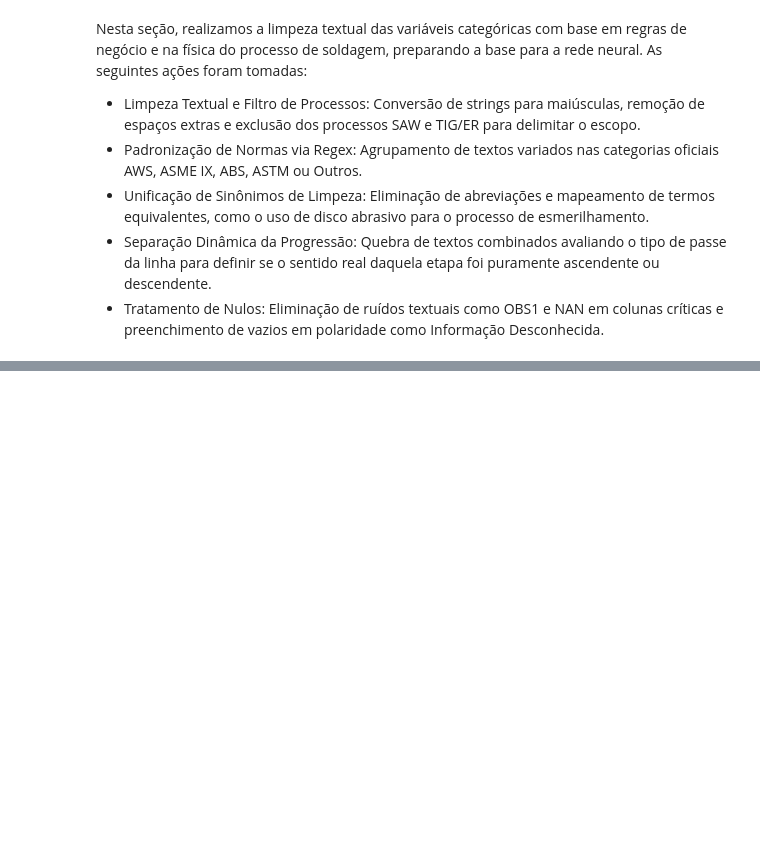
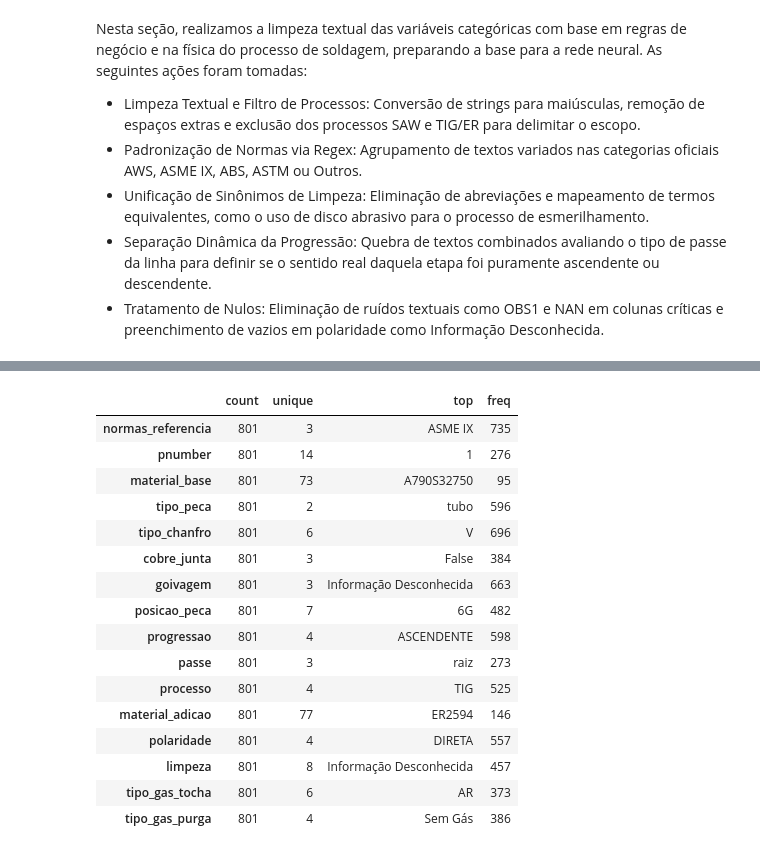
Before and after one commit to GiovanaSantiagoLima/welding-optuna-pytorch, a Jupyter notebook: notebook/eda.ipynb, the cells around one changed output, grey strips where cells are left out. Cells and saved outputs as stored; diff of their text form; code cells hidden in the pictures; blank space fills up the shorter version.

```diff
--- a/notebook/eda.ipynb
+++ b/notebook/eda.ipynb
@@ -411,0 +595,21 @@ Nesta seção, realizamos a limpeza textual das variáveis categóricas com base
+# %%
+categorical_cols = dados.select_dtypes(include=['object']).columns
+dados[categorical_cols].describe().T
+# %% [output]
+|  | count | unique | top | freq |
+| normas_referencia | 801 | 3 | ASME IX | 735 |
+| pnumber | 801 | 14 | 1 | 276 |
+| material_base | 801 | 73 | A790S32750 | 95 |
+| tipo_peca | 801 | 2 | tubo | 596 |
+| tipo_chanfro | 801 | 6 | V | 696 |
+| cobre_junta | 801 | 3 | False | 384 |
+| goivagem | 801 | 3 | Informação Desconhecida | 663 |
+| posicao_peca | 801 | 7 | 6G | 482 |
+| progressao | 801 | 4 | ASCENDENTE | 598 |
+| passe | 801 | 3 | raiz | 273 |
+| processo | 801 | 4 | TIG | 525 |
+| material_adicao | 801 | 77 | ER2594 | 146 |
+| polaridade | 801 | 4 | DIRETA | 557 |
+| limpeza | 801 | 8 | Informação Desconhecida | 457 |
+| tipo_gas_tocha | 801 | 6 | AR | 373 |
+| tipo_gas_purga | 801 | 4 | Sem Gás | 386 |
```
Also changed, not shown: parts of 45 cells of this notebook.
